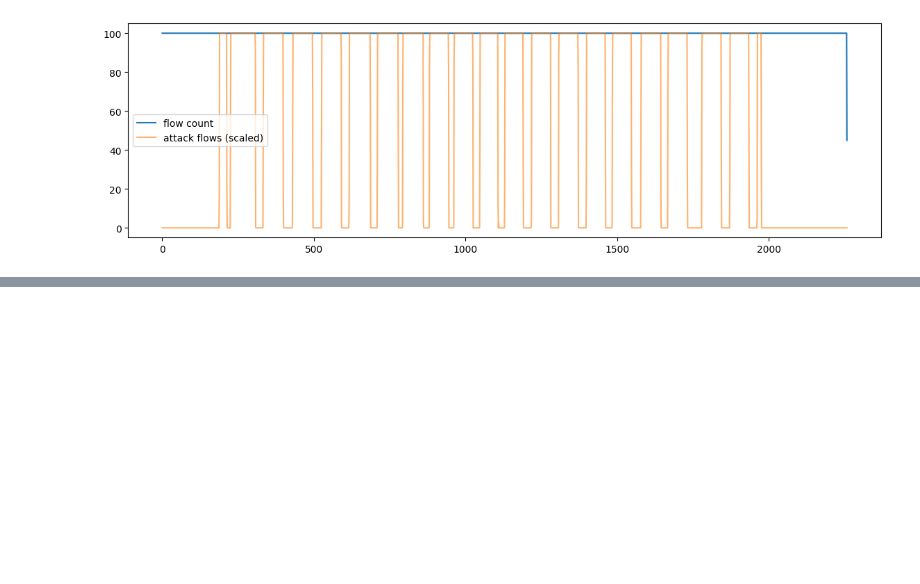
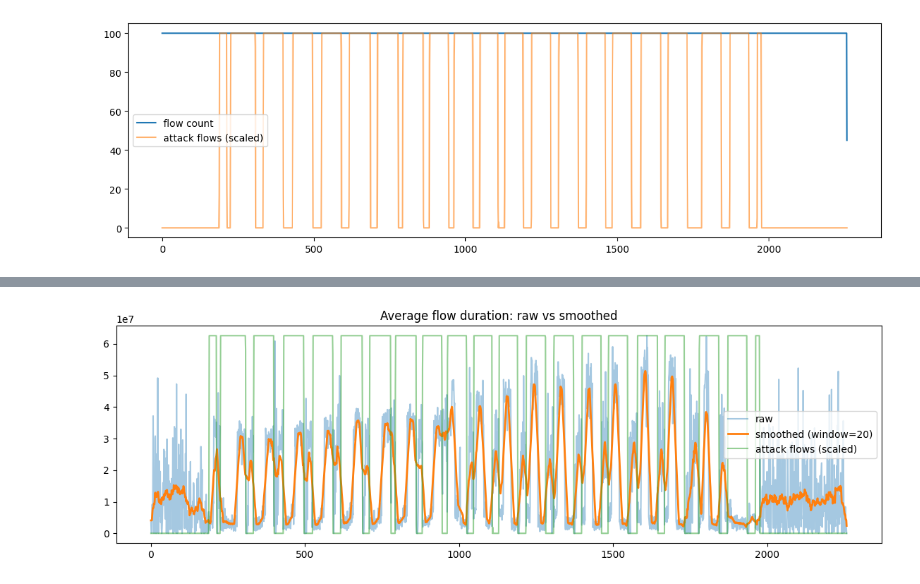
Before and after one commit to mithranivetha/network-anomaly-detection, a Jupyter notebook: notebooks/explore_data.ipynb, the cells around one changed output, grey strips where cells are left out. Saved outputs shown, nothing was run; the diff lists cells and outputs as text; code cells hidden in the pictures; blank space fills up the shorter version.

```diff
--- a/notebooks/explore_data.ipynb
+++ b/notebooks/explore_data.ipynb
@@ -76,0 +101,16 @@ plt.show()
+# %%
+import numpy as np
+
+signal = duration_signal.values
+kernel = np.ones(20) / 20
+smoothed = np.convolve(signal, kernel, mode='same')
+
+plt.figure(figsize=(14, 4))
+plt.plot(signal, label='raw', alpha=0.4)
+plt.plot(smoothed, label='smoothed (window=20)', linewidth=2)
+plt.plot(attack_mask.values * (signal.max() / attack_mask.max()), label='attack flows (scaled)', alpha=0.5)
+plt.legend()
+plt.title('Average flow duration: raw vs smoothed')
+plt.show()
+# %% [output]
+[figure, added]
```
Also changed, not shown: parts of 12 cells of this notebook, 1 other file.
